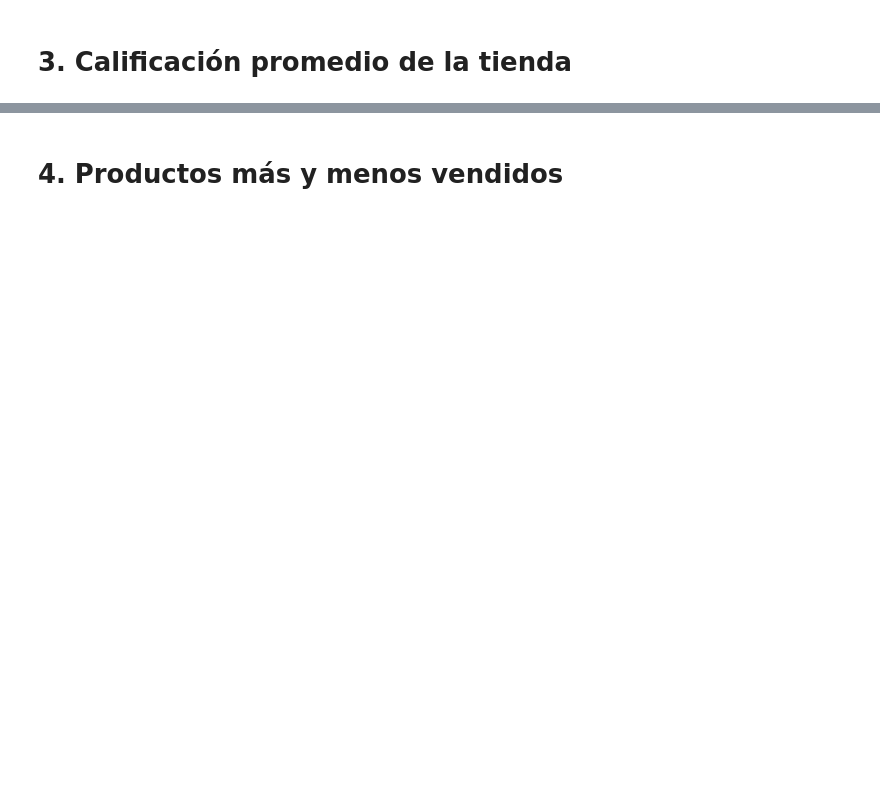
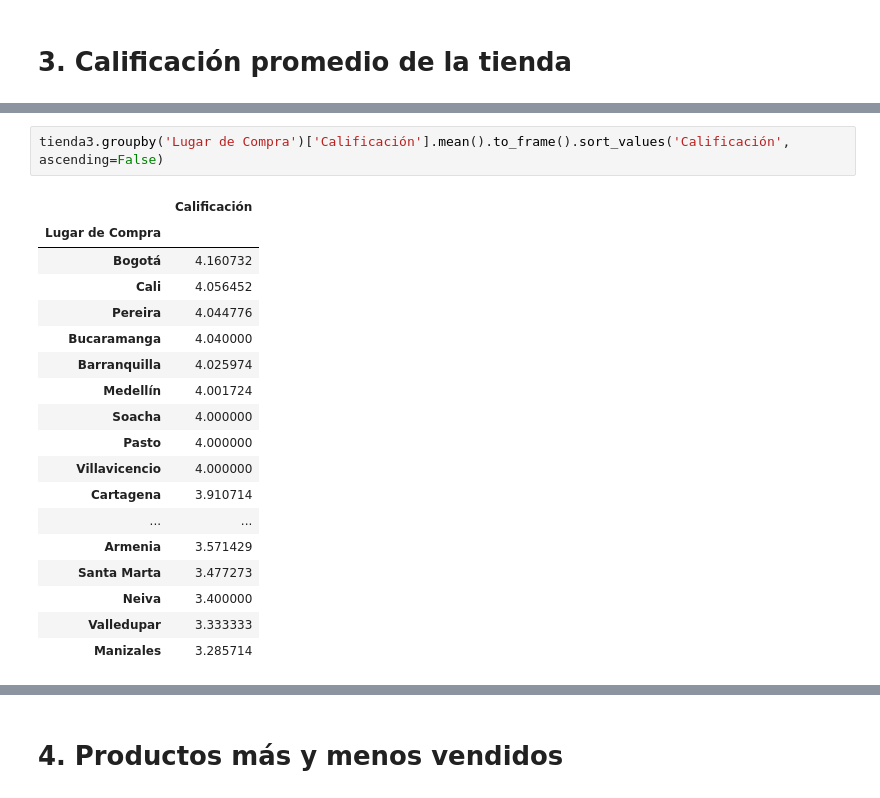
Before and after one commit to Mijael126/Challenge_analisis_datos-, a Jupyter notebook: AluraStoreLatam.ipynb, the cells around one changed output, grey strips where cells are left out. Cells and saved outputs as stored; diff of their text form; blank space fills up the shorter version.

```diff
--- a/AluraStoreLatam.ipynb
+++ b/AluraStoreLatam.ipynb
@@ -29,0 +172,21 @@ tienda.head()
+# %%
+tienda3.groupby('Lugar de Compra')['Calificación'].mean().to_frame().sort_values('Calificación', ascending=False)
+# %% [output]
+|  | Calificación |
+| Lugar de Compra |  |
+| Bogotá | 4.160732 |
+| Cali | 4.056452 |
+| Pereira | 4.044776 |
+| Bucaramanga | 4.040000 |
+| Barranquilla | 4.025974 |
+| Medellín | 4.001724 |
+| Soacha | 4.000000 |
+| Pasto | 4.000000 |
+| Villavicencio | 4.000000 |
+| Cartagena | 3.910714 |
+| ... | ... |
+| Armenia | 3.571429 |
+| Santa Marta | 3.477273 |
+| Neiva | 3.400000 |
+| Valledupar | 3.333333 |
+| Manizales | 3.285714 |
```
Also changed, not shown: parts of 21 cells of this notebook.
